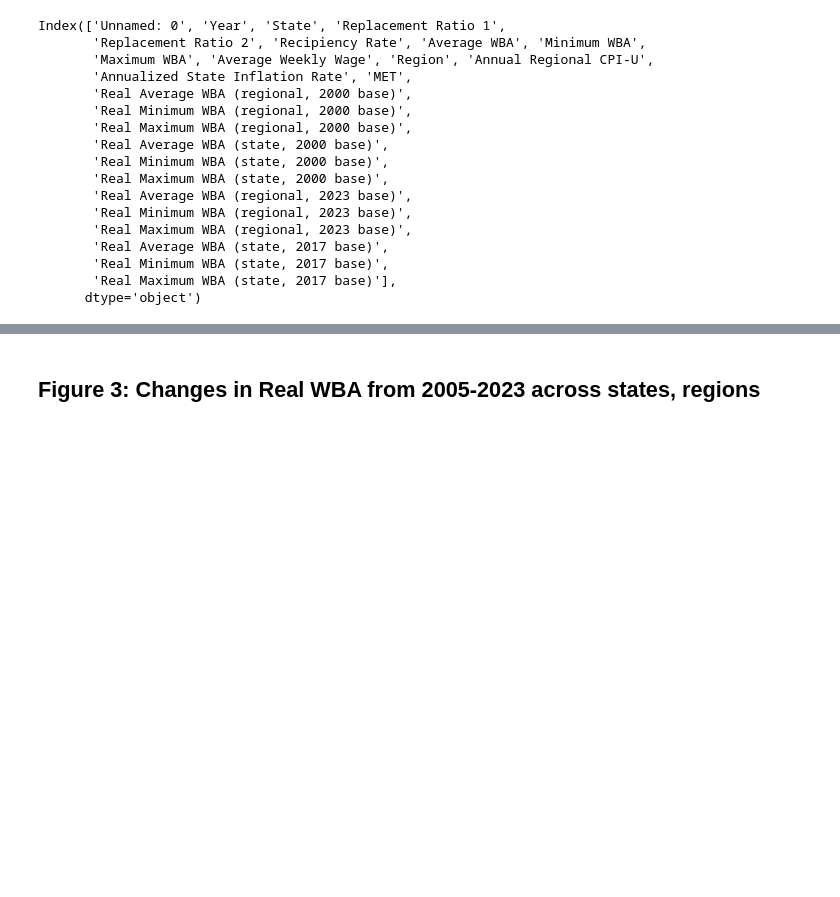
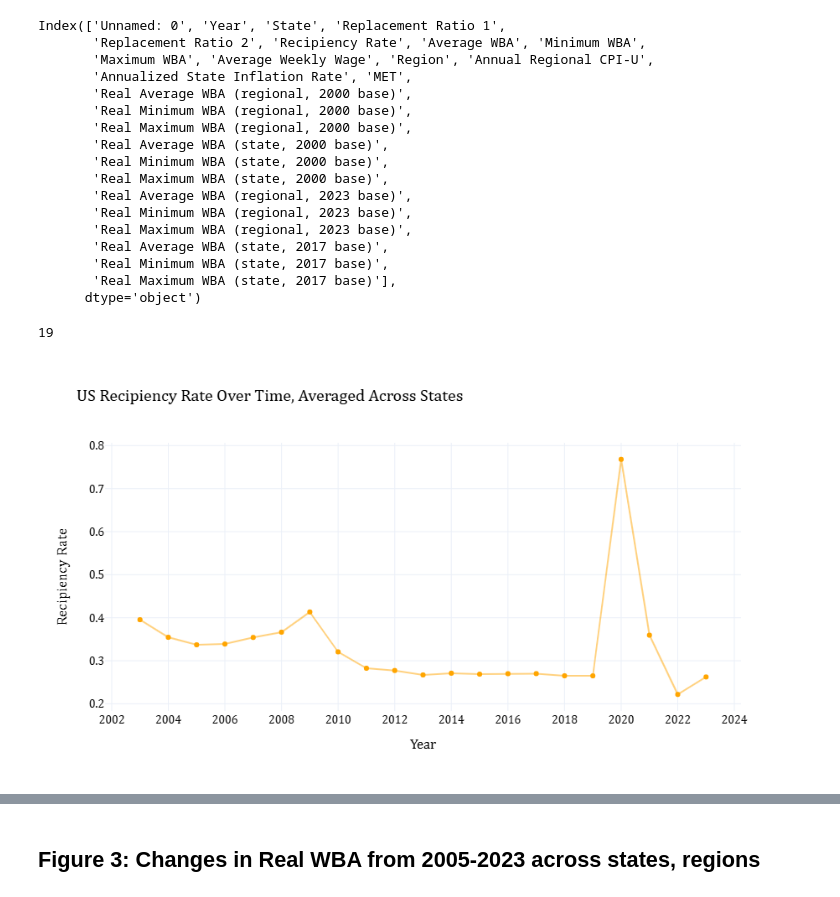
Before and after one commit to kguo12/UI-Inflation, a Jupyter notebook: UI Inflation Figures.ipynb, the cells around one changed output, grey strips where cells are left out. Saved outputs shown, nothing was run; the diff lists cells and outputs as text; code cells hidden in the pictures; blank space fills up the shorter version.

Commit message:
aww indexers

```diff
--- a/UI Inflation Figures.ipynb
+++ b/UI Inflation Figures.ipynb
@@ -200,3 +224,55 @@ Index(['Unnamed: 0', 'Year', 'State', 'Replacement Ratio 1',
        'Real Minimum WBA (state, 2017 base)',
        'Real Maximum WBA (state, 2017 base)'],
       dtype='object')
+# %%
+a = master_trim[master_trim['Year'] == 2023]['Recipiency Rate']
+b = master_trim[master_trim['Year'] == 2003]['Recipiency Rate']
+c = np.array(a) - np.array(b)
+len(c[c<-0.15])
+# %% [output]
+19
+# %%
+recipiency = master_trim.groupby('Year')[['Recipiency Rate']].aggregate('mean')
+recipiency = recipiency.reset_index()
+# %%
+pio.templates.default = 'plotly_white'
+
+fig1 = px.line(
+             x = recipiency['Year'],
+             y = recipiency['Recipiency Rate']
+              )
+fig1.update_traces(line=dict(color = 'rgba(255, 165, 0,0.5)'))
+
+fig2 = px.scatter(
+                x = recipiency['Year'],
+                y = recipiency['Recipiency Rate'],
+                color_discrete_sequence=['rgba(255, 165, 0,1)'])
+
+fig1 = go.Figure(data=fig1.data + fig2.data )
+fig1.update_layout(title_text="US Recipiency Rate Over Time, Averaged Across States",
+                   xaxis_title="Year", yaxis_title="Recipiency Rate",
+                   height =500,
+                   font=dict(
+                        family="Cambria",
+                        size=14,
+                        color="black",
+                    ),
+                   xaxis=dict(
+                        tickmode='linear',
+                        tick0=2000,
+                        dtick=2
+                    ),
+                   yaxis=dict(
+                        tick0=0,
+                        dtick=0.1
+                    ),
+                   legend=dict(
+                        orientation="v",
+                        x=1.1,
+                        xanchor="center",
+                        y=0.8
+                    )
+                  )
+fig1.show()
+# %% [output]
+[figure, added]
```
Also changed, not shown: parts of 30 cells of this notebook, 6 other files.
